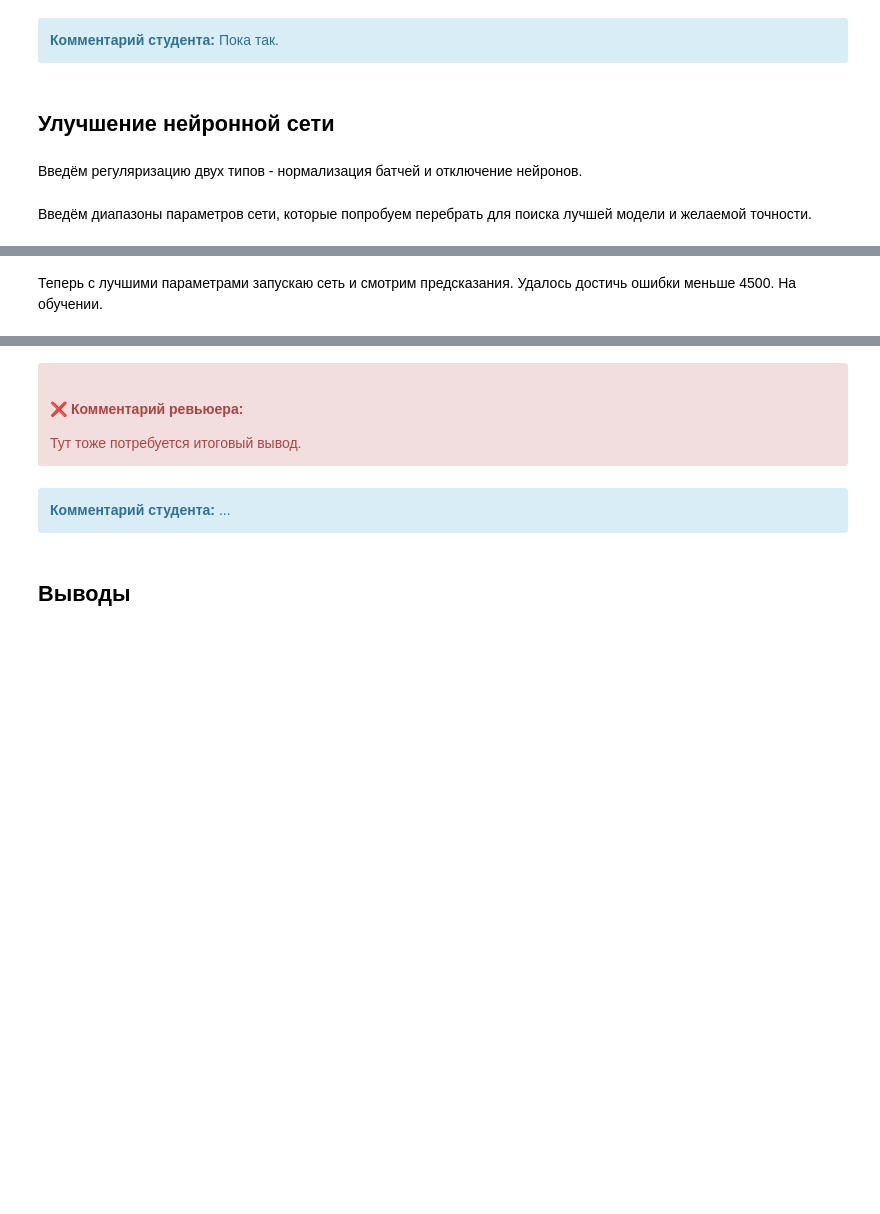
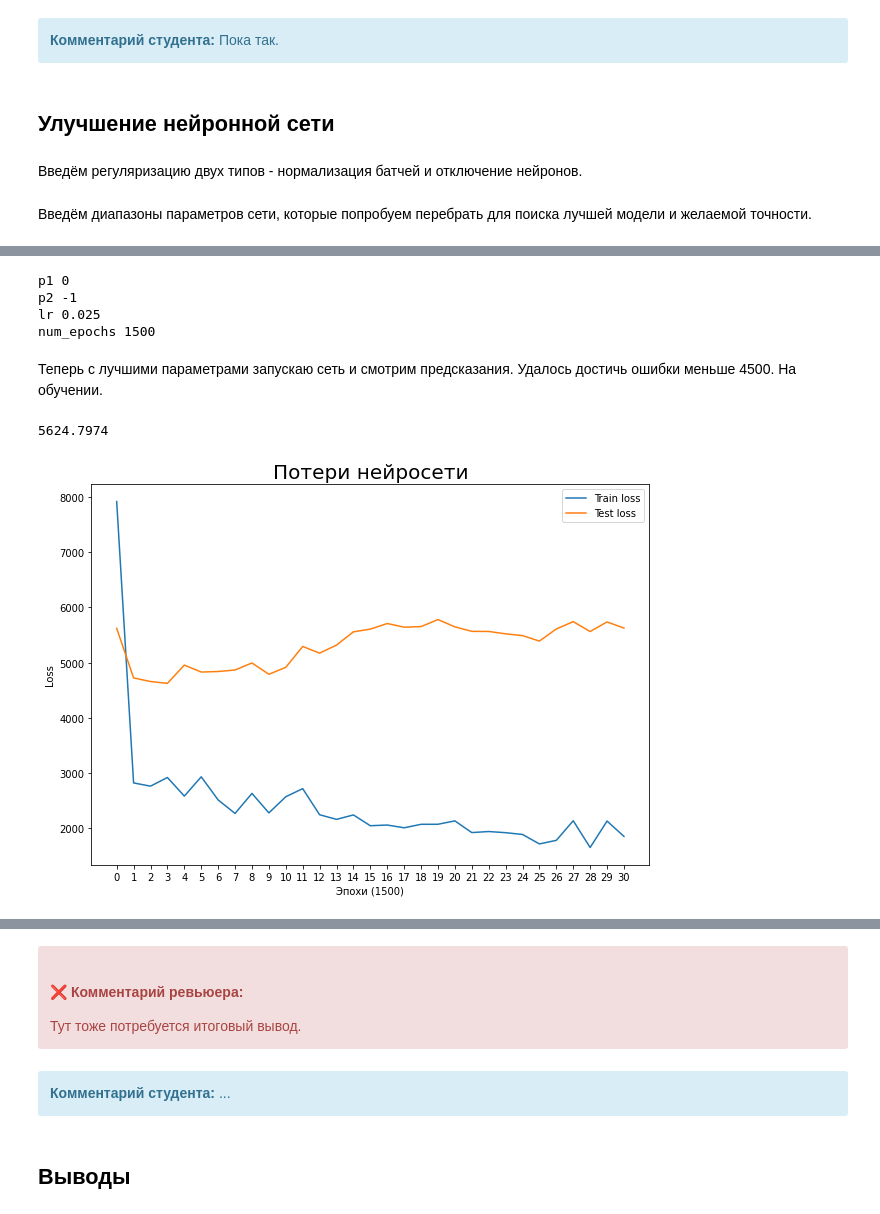
Before and after one commit to maria-smiles/stars, a Jupyter notebook: stars_v4_r1_2.ipynb, the cells around one changed output, grey strips where cells are left out. Saved outputs shown, nothing was run; the diff lists cells and outputs as text; code cells hidden in the pictures; blank space fills up the shorter version.

```diff
--- a/stars_v4_r1_2.ipynb
+++ b/stars_v4_r1_2.ipynb
@@ -974,7 +974,7 @@ def finding_neverland(net, p1, p2, lr, batch_size, num_epochs):
 
             preds = net.forward(X_batch).flatten()
 
-            loss_value = loss(preds, y_batch)
+            loss_value = loss(preds, y_batch.flatten())
             loss_value.backward()
 
             if ((batch_idx + 1) % accumulation_iteration == 0) or (batch_idx + 1 == num_batches):
@@ -985,7 +985,7 @@ def finding_neverland(net, p1, p2, lr, batch_size, num_epochs):
         if epoch == num_epochs - 1:
             net.eval()
             test_preds = net.forward(X_test).flatten()
-            RMSE = torch.sqrt(loss(test_preds, y_test))
+            RMSE = torch.sqrt(loss(test_preds, y_test.flatten()))
             return [RMSE.detach().cpu().numpy(), p1, p2, lr, num_epochs]
 # %%
 if n_hidden_neurons_2 == -1:
@@ -1012,5 +1018,5 @@ logs_.sort_values('RMSE').head(4)
 # %%
-p1 = logs_.sort_values('RMSE').head(1)['p1']
-p2 = logs_.sort_values('RMSE').head(1)['p2']
-lr = logs_.sort_values('RMSE').head(1)['lr']
-num_epochs = logs_.sort_values('RMSE').head(1)['num_epochs']
+p1 = list(logs_.sort_values('RMSE').head(1)['p1'].astype('int64'))[0]
+p2 = list(logs_.sort_values('RMSE').head(1)['p2'].astype('int64'))[0]
+lr = list(logs_.sort_values('RMSE').head(1)['lr'].astype('float'))[0]
+num_epochs = list(logs_.sort_values('RMSE').head(1)['num_epochs'].astype('int64'))[0]
@@ -1021,3 +1023,13 @@ print(requests.get(url).json())
+# %%
+print('p1', p1,
+        '\np2', p2,
+        '\nlr', lr,
+        '\nnum_epochs', num_epochs)
+# %% [output]
+p1 0
+p2 -1
+lr 0.025
+num_epochs 1500
 # %% [markdown]
 Теперь с лучшими параметрами запускаю сеть и смотрим предсказания.
 Удалось достичь ошибки меньше 4500. На обучении.
@@ -1036,12 +1048,15 @@ optimizer = optim(optimizer_m, net, lr)
 loss = nn.MSELoss()
 num_batches = ceil(len(X_train)/batch_size)
 
+err_train_log = []
+err_test_log = []
+
 for epoch in range(num_epochs):
 
     order = np.random.permutation(len(X_train))
 
     optimizer.zero_grad()
-
+    err_log=[]
     for batch_idx in range(num_batches):
         start_index = batch_idx * batch_size
 
@@ -1051,7 +1066,10 @@ for epoch in range(num_epochs):
 
         preds = net.forward(X_batch).flatten()
 
-        loss_value = loss(preds, y_batch)
+        loss_value = loss(preds, y_batch.flatten())
+
+        err_log.append(torch.sqrt(loss_value).detach().cpu().numpy())
+
         loss_value.backward()
 
         if ((batch_idx + 1) % accumulation_iteration == 0) or (batch_idx + 1 == num_batches):
@@ -1059,8 +1077,28 @@ for epoch in range(num_epochs):
             optimizer.step()
             optimizer.zero_grad()
 
-    if epoch == num_epochs - 1:
+    if epoch%50 == 0 or epoch == num_epochs - 1:
         net.eval()
+        err_train_log.append(np.mean(err_log))
         test_preds = net.forward(X_test).flatten()
-        RMSE = torch.sqrt(loss(test_preds, y_test))
+        RMSE = torch.sqrt(loss(test_preds, y_test.flatten()))
+        err_test_log.append(RMSE.detach().cpu().numpy())
 print(RMSE.detach().cpu().numpy())
+# %% [output]
+5624.7974
+# %%
+x = np.arange(len(err_train_log))
+
+fig, ax = plt.subplots()
+fig.set_figwidth(10)
+fig.set_figheight(7)
+ax.set_xticks(x)
+train = ax.plot(x, err_train_log, label = 'Train loss')
+test = ax.plot(x, err_test_log, label = 'Test loss')
+ax.legend()
+ax.set_title('Потери нейросети', fontsize=20)
+ax.set_xlabel(f'Эпохи ({num_epochs})')
+ax.set_ylabel('Loss')
+plt.show()
+# %% [output]
+[figure, added]
```
Also changed, not shown: parts of 10 cells of this notebook.
